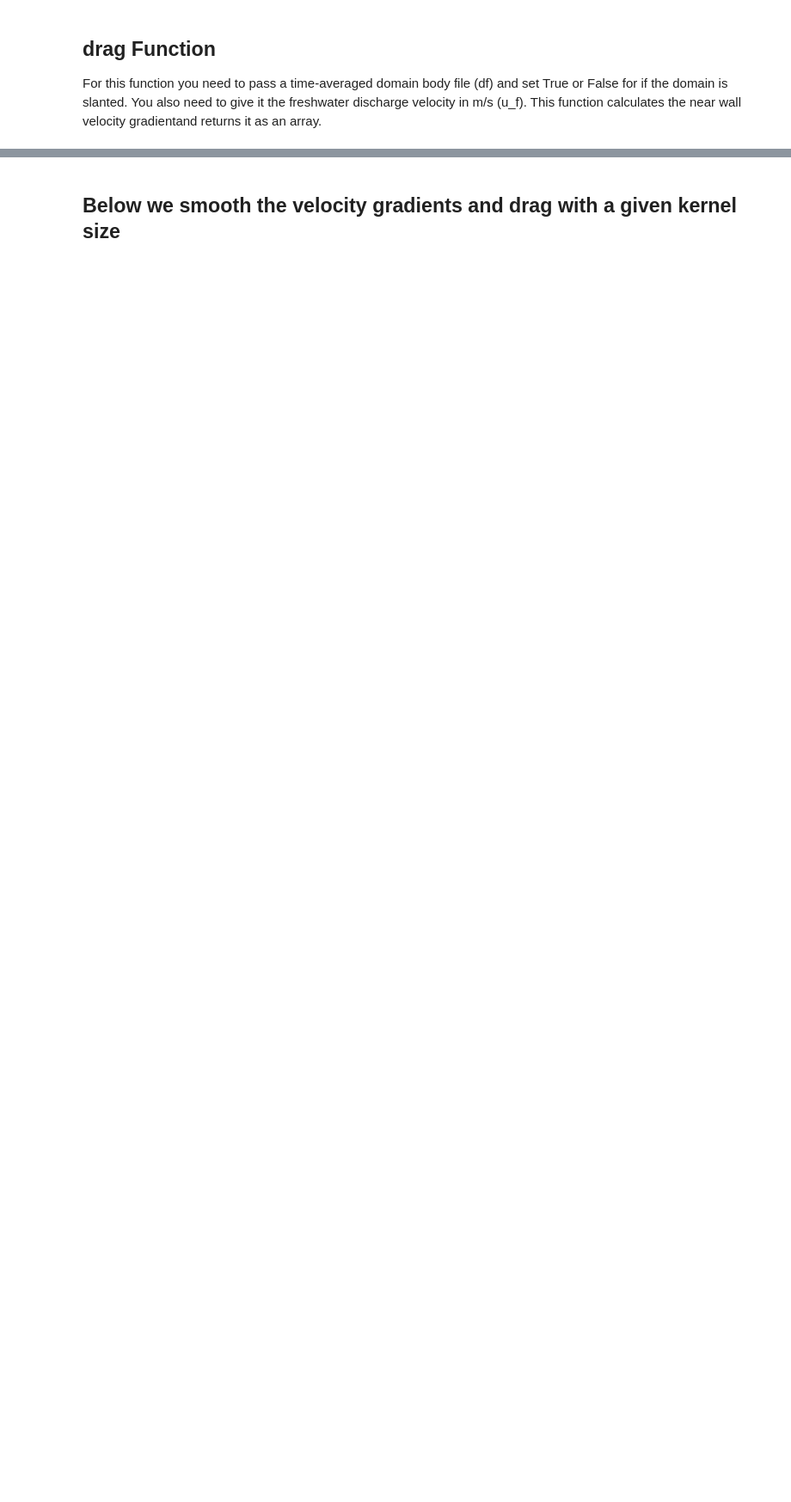
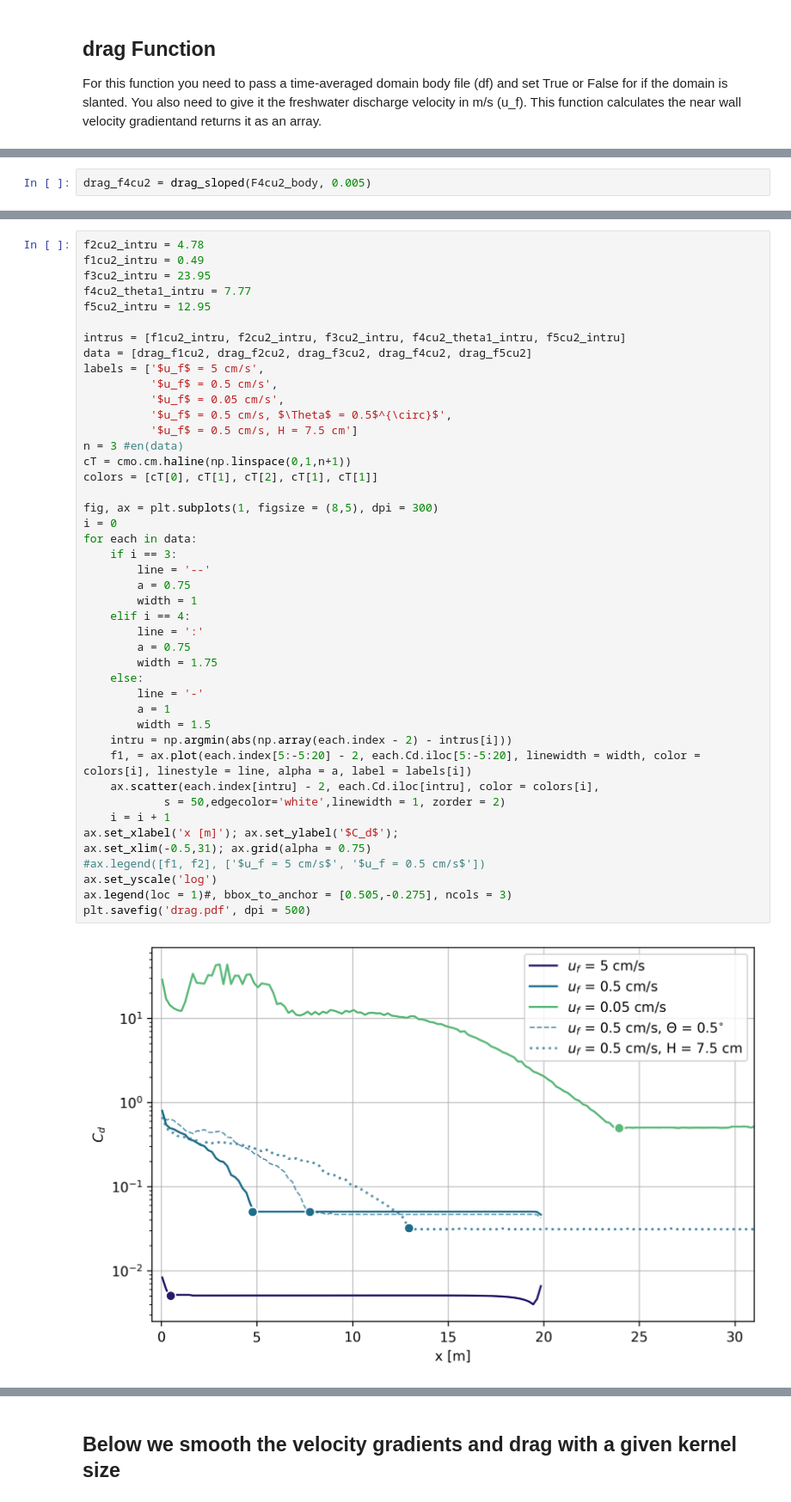
Before and after one commit to madiemamer/seawater-intrusion, a Jupyter notebook: dragFigure.ipynb, the cells around one changed output, grey strips where cells are left out. Shown at 86% size. Saved outputs shown, nothing was run; the diff lists cells and outputs as text; blank space fills up the shorter version.

```diff
--- a/dragFigure.ipynb
+++ b/dragFigure.ipynb
@@ -74,0 +112,2 @@ velGrad_bf_F5cu2 = drag(F5cu2_bf_body.dropna(), True, 0.005)
+# %%
+drag_f4cu2 = drag_sloped(F4cu2_body, 0.005)
@@ -74,0 +256,46 @@ velGrad_bf_F5cu2 = drag(F5cu2_bf_body.dropna(), True, 0.005)
+# %%
+f2cu2_intru = 4.78
+f1cu2_intru = 0.49
+f3cu2_intru = 23.95
+f4cu2_theta1_intru = 7.77
+f5cu2_intru = 12.95
+
+intrus = [f1cu2_intru, f2cu2_intru, f3cu2_intru, f4cu2_theta1_intru, f5cu2_intru]
+data = [drag_f1cu2, drag_f2cu2, drag_f3cu2, drag_f4cu2, drag_f5cu2]
+labels = ['$u_f$ = 5 cm/s',
+          '$u_f$ = 0.5 cm/s',
+          '$u_f$ = 0.05 cm/s',
+          '$u_f$ = 0.5 cm/s, $\Theta$ = 0.5$^{\circ}$',
+          '$u_f$ = 0.5 cm/s, H = 7.5 cm']
+n = 3 #en(data)
+cT = cmo.cm.haline(np.linspace(0,1,n+1))
+colors = [cT[0], cT[1], cT[2], cT[1], cT[1]]
+
+fig, ax = plt.subplots(1, figsize = (8,5), dpi = 300)
+i = 0
+for each in data:
+    if i == 3:
+        line = '--'
+        a = 0.75
+        width = 1
+    elif i == 4:
+        line = ':'
+        a = 0.75
+        width = 1.75
+    else:
+        line = '-'
+        a = 1
+        width = 1.5
+    intru = np.argmin(abs(np.array(each.index - 2) - intrus[i]))
+    f1, = ax.plot(each.index[5:-5:20] - 2, each.Cd.iloc[5:-5:20], linewidth = width, color = colors[i], linestyle = line, alpha = a, label = labels[i])
+    ax.scatter(each.index[intru] - 2, each.Cd.iloc[intru], color = colors[i],
+            s = 50,edgecolor='white',linewidth = 1, zorder = 2)
+    i = i + 1
+ax.set_xlabel('x [m]'); ax.set_ylabel('$C_d$');
+ax.set_xlim(-0.5,31); ax.grid(alpha = 0.75)
+#ax.legend([f1, f2], ['$u_f = 5 cm/s$', '$u_f = 0.5 cm/s$'])
+ax.set_yscale('log')
+ax.legend(loc = 1)#, bbox_to_anchor = [0.505,-0.275], ncols = 3)
+plt.savefig('drag.pdf', dpi = 500)
+# %% [output]
+[figure, added]
```
Also changed, not shown: parts of 19 cells of this notebook, 3 other files.
